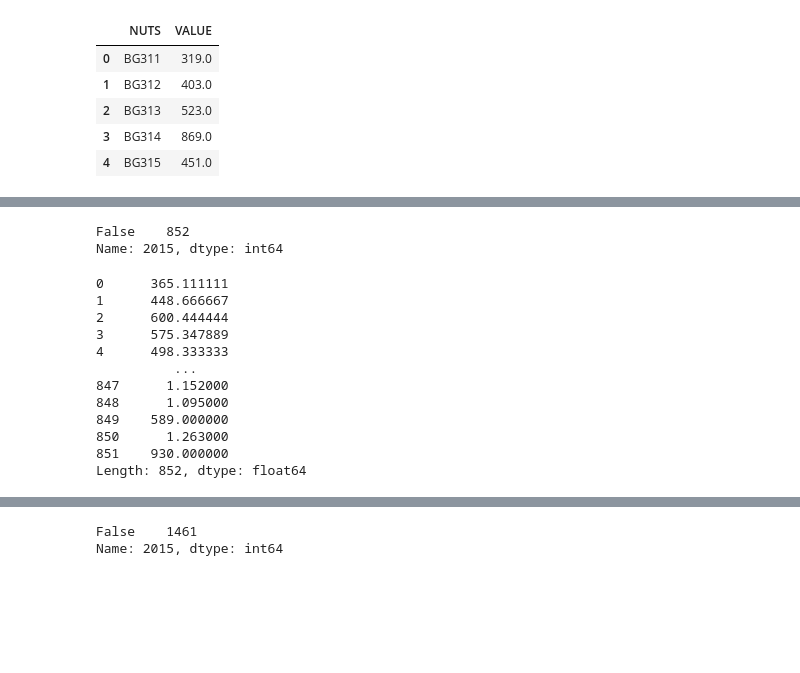
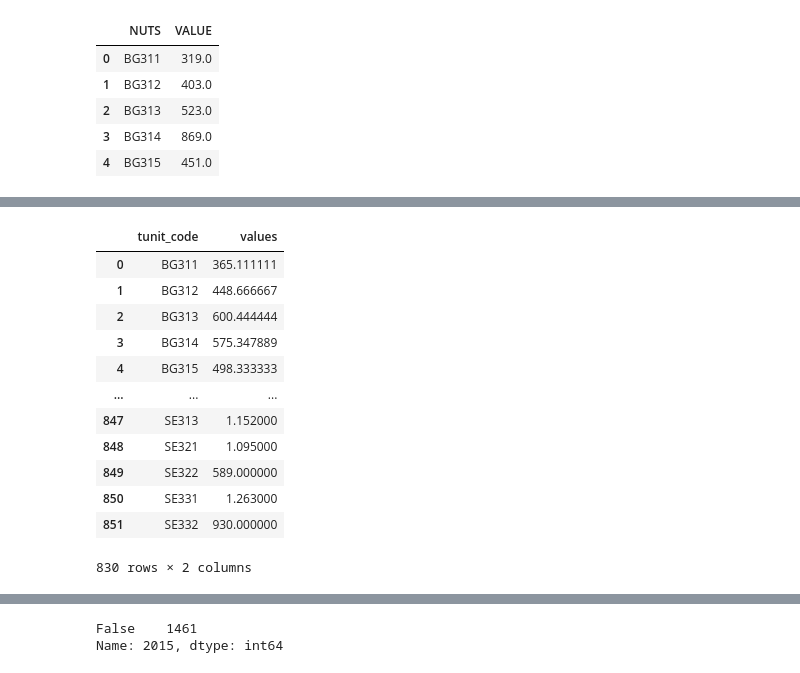
Before and after one commit to lef-kal/espon_portal, a Jupyter notebook: ren_nuts_2_2013.ipynb, the cells around one changed output, grey strips where cells are left out. Saved outputs shown, nothing was run; the diff lists cells and outputs as text; code cells hidden in the pictures; blank space fills up the shorter version.

```diff
--- a/ren_nuts_2_2013.ipynb
+++ b/ren_nuts_2_2013.ipynb
@@ -44,28 +44,29 @@ dz
 | 850 | SE331 | NaN | NaN | NaN | NaN | NaN | NaN | NaN | NaN | NaN | 1.263 | ... |
 | 851 | SE332 | NaN | NaN | NaN | NaN | NaN | NaN | NaN | NaN | NaN | 930.000 | ... |
 852 rows × 12 columns
+# %%
+dz['values'] = dz.mean(axis=1)
+dz.drop(['2008', '2009', '2010', '2011', '2012', '2013', '2014', '2015', '2016', '2017', '2018'], axis=1, inplace=True)
+dz.dropna(inplace=True)
+dz
+# %% [output]
+|  | tunit_code | values |
+| 0 | BG311 | 365.111111 |
+| 1 | BG312 | 448.666667 |
+| 2 | BG313 | 600.444444 |
+| 3 | BG314 | 575.347889 |
+| 4 | BG315 | 498.333333 |
+| ... | ... | ... |
+| 847 | SE313 | 1.152000 |
+| 848 | SE321 | 1.095000 |
+| 849 | SE322 | 589.000000 |
+| 850 | SE331 | 1.263000 |
+| 851 | SE332 | 930.000000 |
+830 rows × 2 columns
 # %%
 dz = pd.DataFrame(dz)
 
-for i, col in dz.iterrows():
-    m = dz.mean(axis=1)
-    dz['2015'] = dz['2015'].fillna(dz['2015'].mean())
-dz['2015'].isna().value_counts()
+# for i, col in dz.iterrows():
+#     m = dz.mean(axis=1)
+#     dz['2015'] = dz['2015'].fillna(dz['2015'].mean())
+#     dz['2015'].isna().value_counts()
-# %% [output]
-False    852
-Name: 2015, dtype: int64
-# %%
-m
-# %% [output]
-0      365.111111
-1      448.666667
-2      600.444444
-3      575.347889
-4      498.333333
-          ...
-847      1.152000
-848      1.095000
-849    589.000000
-850      1.263000
-851    930.000000
-Length: 852, dtype: float64
```
Also changed, not shown: parts of 13 cells of this notebook, 10 other files.
